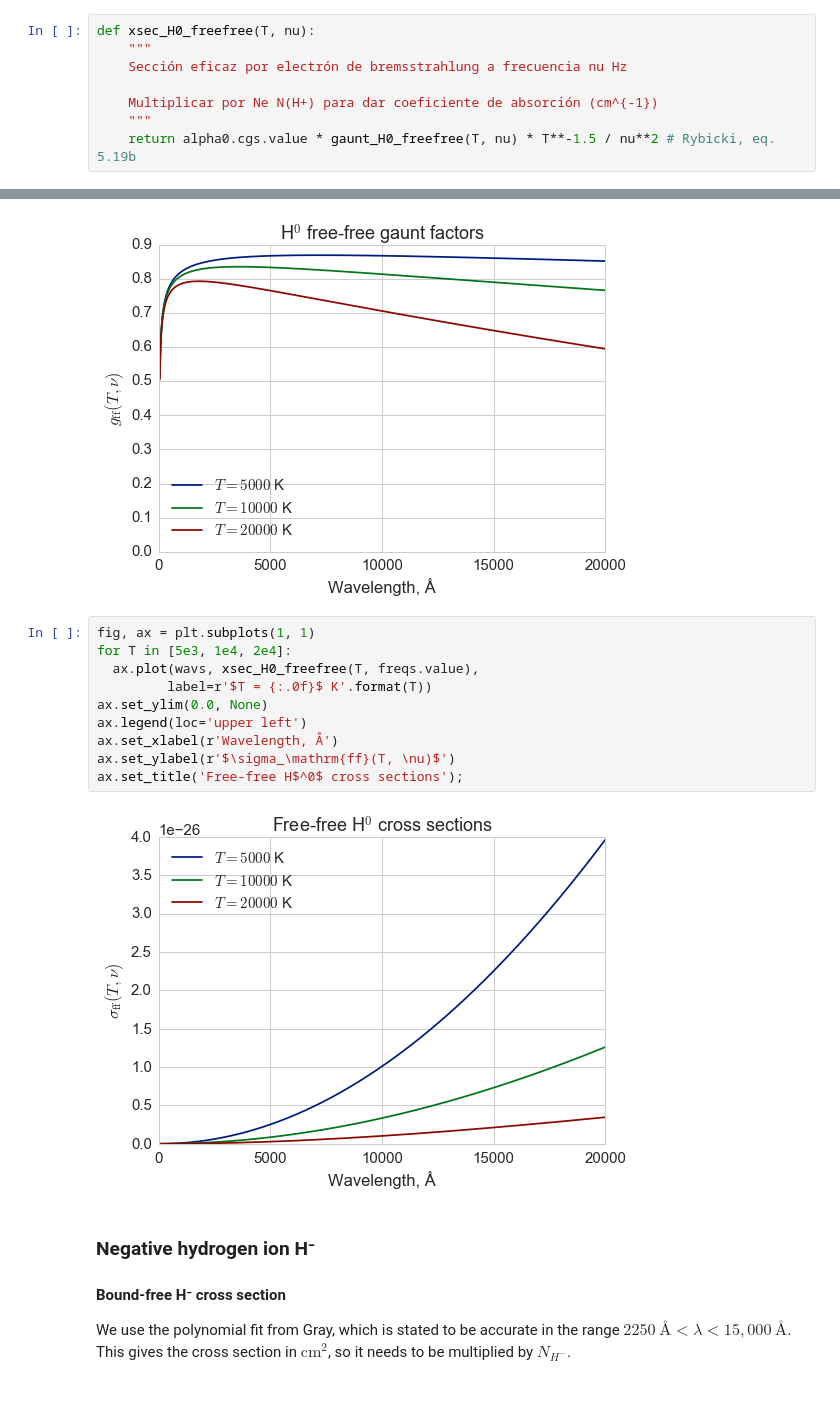
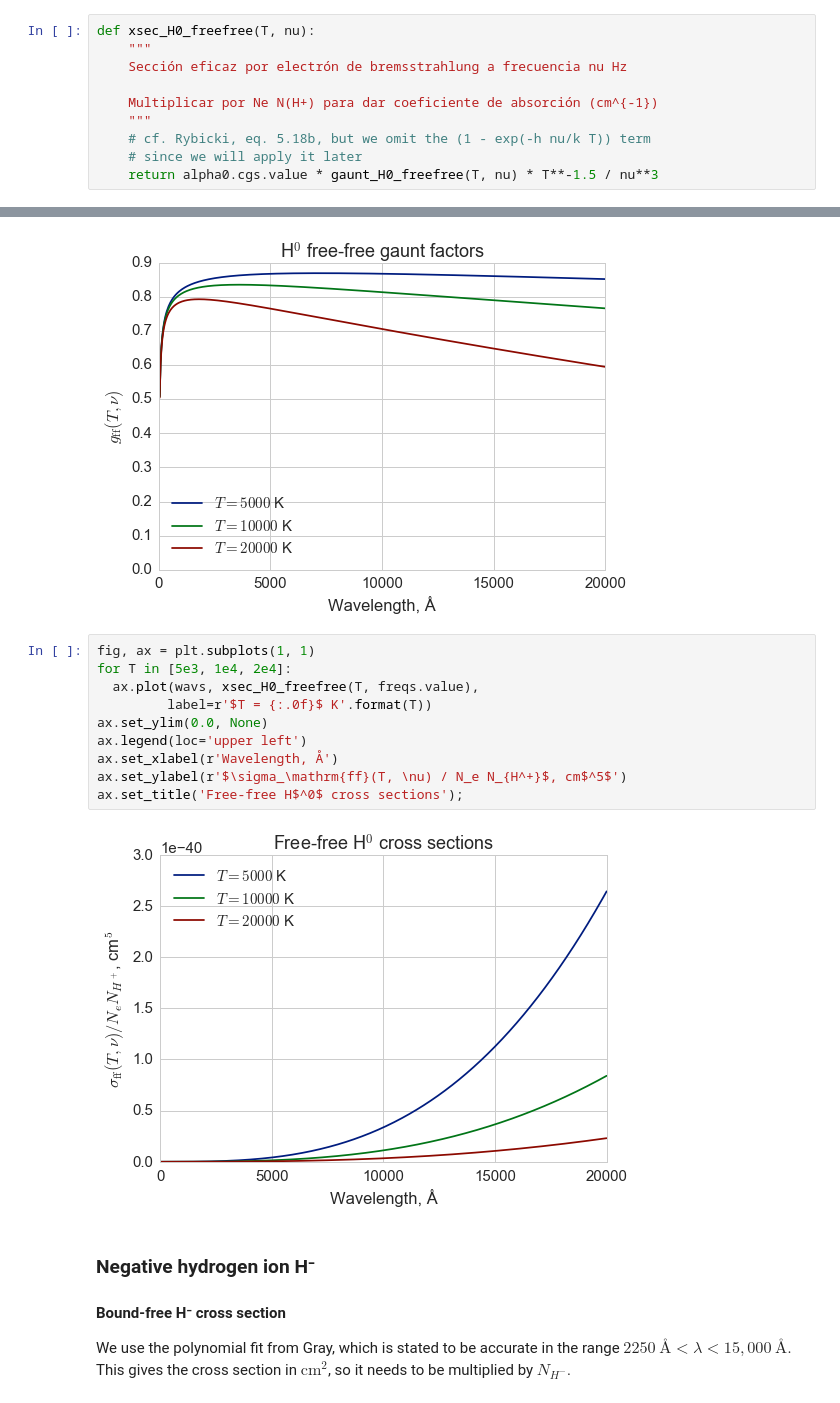
Before and after one commit to deprecated/lte-opacities, a Jupyter notebook: LTE Opacity.ipynb, the cells around one changed output, grey strips where cells are left out. Cells and saved outputs as stored; diff of their text form.

Commit message:
Finish the final graphs!
Still some differences from Gray

Not sure I have H0 free-free right

```diff
--- a/LTE Opacity.ipynb
+++ b/LTE Opacity.ipynb
@@ -424,7 +424,9 @@ def xsec_H0_freefree(T, nu):
 
     Multiplicar por Ne N(H+) para dar coeficiente de absorción (cm^{-1})
     """
-    return alpha0.cgs.value * gaunt_H0_freefree(T, nu) * T**-1.5 / nu**2 # Rybicki, eq. 5.19b
+    # cf. Rybicki, eq. 5.18b, but we omit the (1 - exp(-h nu/k T)) term
+    # since we will apply it later
+    return alpha0.cgs.value * gaunt_H0_freefree(T, nu) * T**-1.5 / nu**3
 # %%
 def gaunt_H0_freefree(T, nu):
   """
@@ -447,15 +449,15 @@ ax.set_title('H$^0$ free-free gaunt factors');
 # %%
 fig, ax = plt.subplots(1, 1)
 for T in [5e3, 1e4, 2e4]:
   ax.plot(wavs, xsec_H0_freefree(T, freqs.value),
          label=r'$T = {:.0f}$ K'.format(T))
 ax.set_ylim(0.0, None)
 ax.legend(loc='upper left')
 ax.set_xlabel(r'Wavelength, Å')
-ax.set_ylabel(r'$\sigma_\mathrm{ff}(T, \nu)$')
+ax.set_ylabel(r'$\sigma_\mathrm{ff}(T, \nu) / N_e N_{H^+}$, cm$^5$')
 ax.set_title('Free-free H$^0$ cross sections');
 # %% [output]
-[figure, old version]
+[figure, new version]
 # %% [markdown]
 ### Negative hydrogen ion H⁻
 
```
Also changed, not shown: parts of 20 cells of this notebook.
